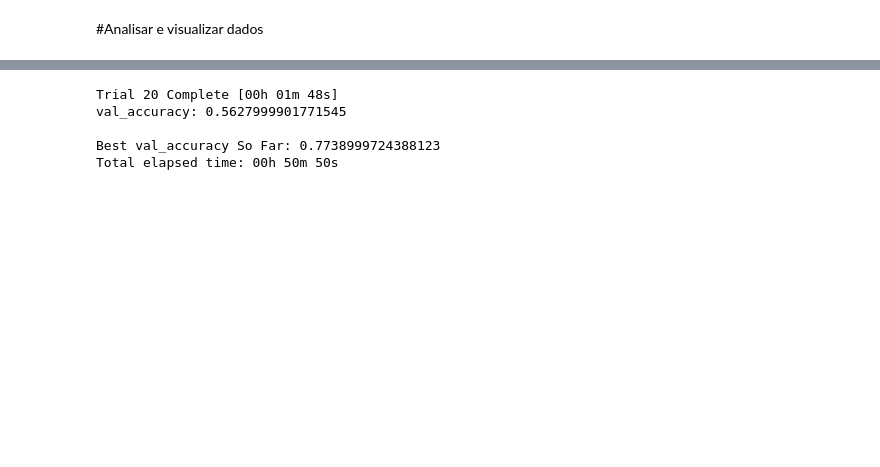
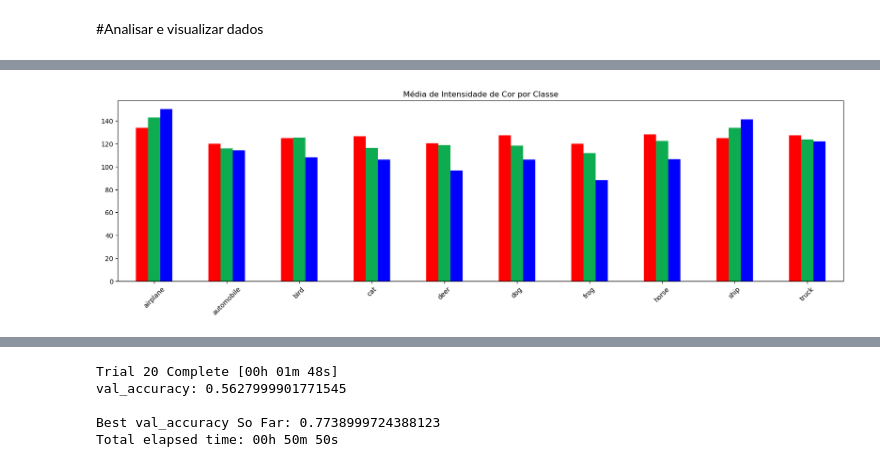
Before and after one commit to Pedro-Veiga0/Projeto-CSC-, a Jupyter notebook: CIFAR10/CIFAR10_Benchmark.ipynb, the cells around one changed output, grey strips where cells are left out. Cells and saved outputs as stored; diff of their text form; code cells hidden in the pictures; blank space fills up the shorter version.

```diff
--- a/CIFAR10/CIFAR10_Benchmark.ipynb
+++ b/CIFAR10/CIFAR10_Benchmark.ipynb
@@ -74,0 +75,13 @@ Text(0.5, 1.0, 'Class distribution in training set')
+# %%
+means = {c: np.mean(x_train[y_train.flatten() == i], axis=(0, 1, 2)) for i, c in enumerate(classes)}
+
+df = pd.DataFrame(means).T
+cores = ['Red', '#0DAC50', 'Blue']
+
+df.plot(kind = 'bar', figsize = (20, 5), color = cores)
+plt.title("Média de Intensidade de Cor por Classe")
+plt.xticks(rotation = 45)
+plt.legend().remove()
+plt.show()
+# %% [output]
+[figure, added]
```
Also changed, not shown: parts of 21 cells of this notebook.
